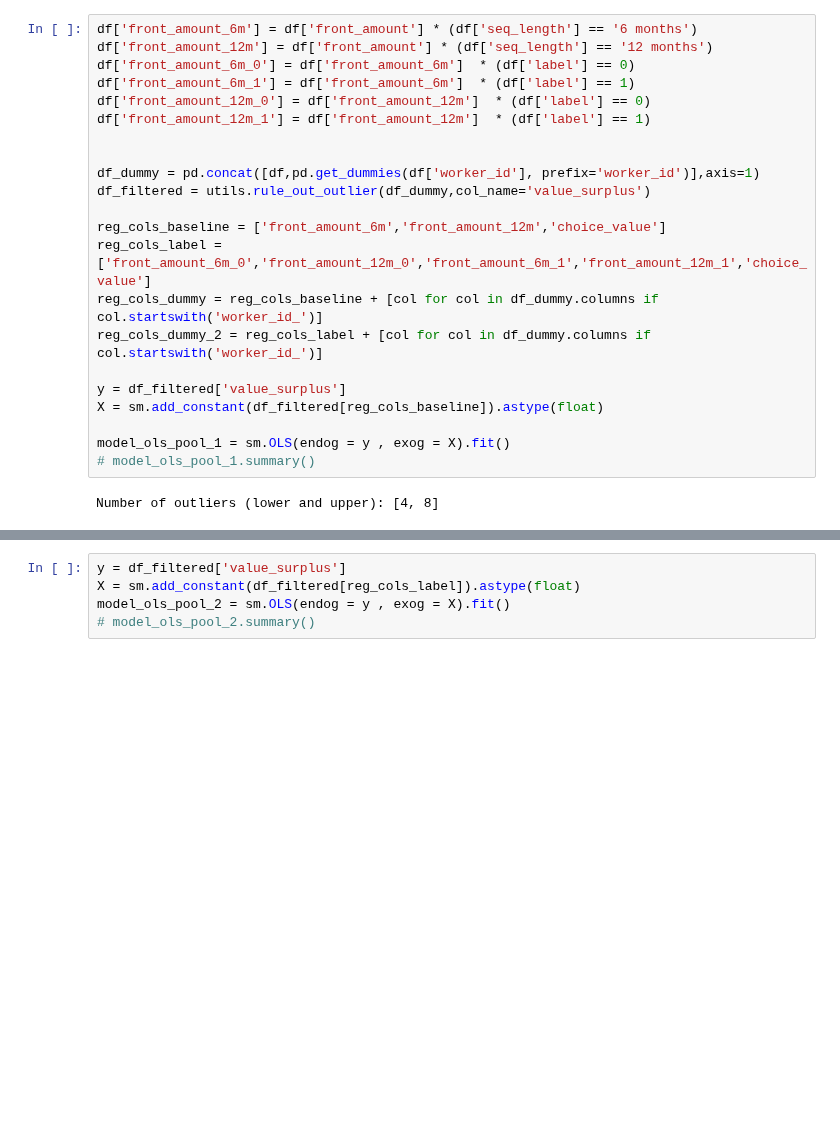
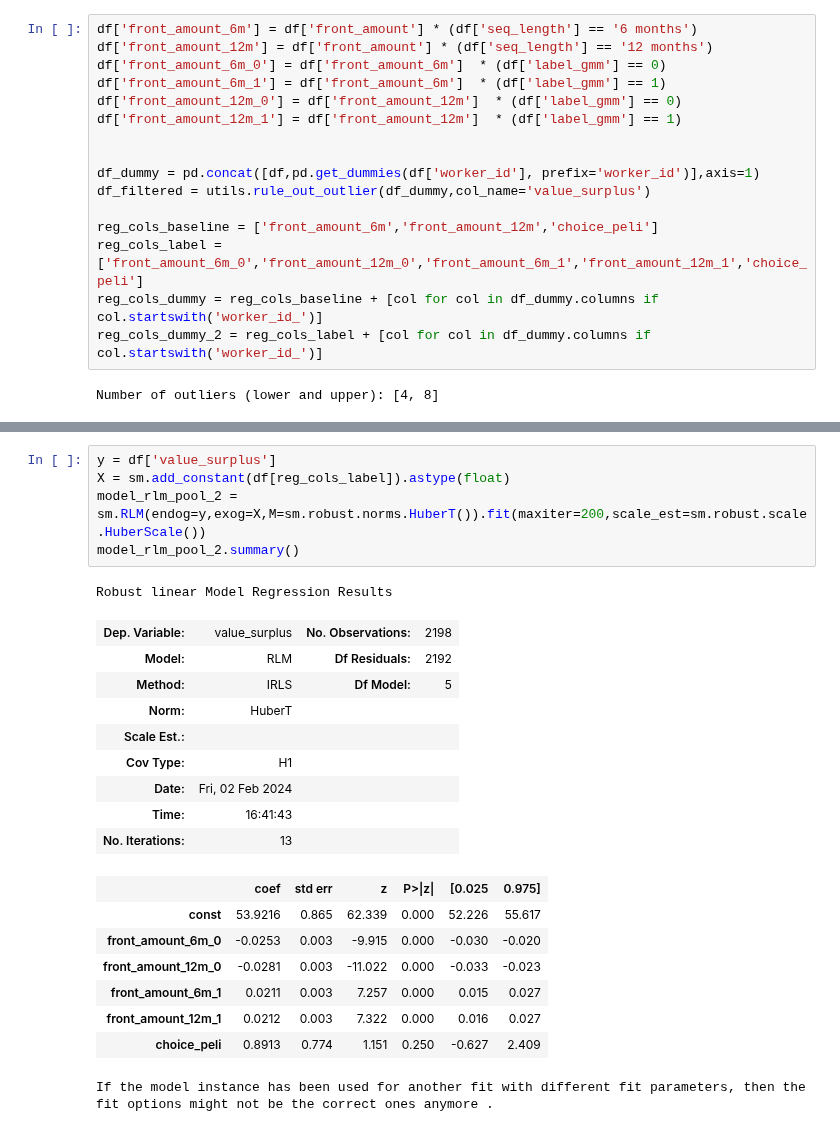
Before and after one commit to zarkwang/attention_discount_project, a Jupyter notebook: experiment_2/analysis.ipynb, the cells around one changed output, grey strips where cells are left out. Saved outputs shown, nothing was run; the diff lists cells and outputs as text; blank space fills up the shorter version.

```diff
--- a/experiment_2/analysis.ipynb
+++ b/experiment_2/analysis.ipynb
@@ -171,24 +156,18 @@ SignificanceResult(statistic=-0.016437572770570754, pvalue=0.5328273275241426)
 # %%
 df['front_amount_6m'] = df['front_amount'] * (df['seq_length'] == '6 months')
 df['front_amount_12m'] = df['front_amount'] * (df['seq_length'] == '12 months')
-df['front_amount_6m_0'] = df['front_amount_6m']  * (df['label'] == 0)
-df['front_amount_6m_1'] = df['front_amount_6m']  * (df['label'] == 1)
-df['front_amount_12m_0'] = df['front_amount_12m']  * (df['label'] == 0)
-df['front_amount_12m_1'] = df['front_amount_12m']  * (df['label'] == 1)
+df['front_amount_6m_0'] = df['front_amount_6m']  * (df['label_gmm'] == 0)
+df['front_amount_6m_1'] = df['front_amount_6m']  * (df['label_gmm'] == 1)
+df['front_amount_12m_0'] = df['front_amount_12m']  * (df['label_gmm'] == 0)
+df['front_amount_12m_1'] = df['front_amount_12m']  * (df['label_gmm'] == 1)
 
 
 df_dummy = pd.concat([df,pd.get_dummies(df['worker_id'], prefix='worker_id')],axis=1)
 df_filtered = utils.rule_out_outlier(df_dummy,col_name='value_surplus')
 
-reg_cols_baseline = ['front_amount_6m','front_amount_12m','choice_value']
-reg_cols_label = ['front_amount_6m_0','front_amount_12m_0','front_amount_6m_1','front_amount_12m_1','choice_value']
+reg_cols_baseline = ['front_amount_6m','front_amount_12m','choice_peli']
+reg_cols_label = ['front_amount_6m_0','front_amount_12m_0','front_amount_6m_1','front_amount_12m_1','choice_peli']
 reg_cols_dummy = reg_cols_baseline + [col for col in df_dummy.columns if col.startswith('worker_id_')]
 reg_cols_dummy_2 = reg_cols_label + [col for col in df_dummy.columns if col.startswith('worker_id_')]
-
-y = df_filtered['value_surplus']
-X = sm.add_constant(df_filtered[reg_cols_baseline]).astype(float)
-
-model_ols_pool_1 = sm.OLS(endog = y , exog = X).fit()
-# model_ols_pool_1.summary()
 # %% [output]
 Number of outliers (lower and upper): [4, 8]
@@ -195,6 +196,25 @@ Number of outliers (lower and upper): [4, 8]
 # %%
-y = df_filtered['value_surplus']
-X = sm.add_constant(df_filtered[reg_cols_label]).astype(float)
-model_ols_pool_2 = sm.OLS(endog = y , exog = X).fit()
-# model_ols_pool_2.summary()
+y = df['value_surplus']
+X = sm.add_constant(df[reg_cols_label]).astype(float)
+model_rlm_pool_2 = sm.RLM(endog=y,exog=X,M=sm.robust.norms.HuberT()).fit(maxiter=200,scale_est=sm.robust.scale.HuberScale())
+model_rlm_pool_2.summary()
+# %% [output]
+Robust linear Model Regression Results
+| Dep. Variable: | value_surplus | No. Observations: | 2198 |
+| Model: | RLM | Df Residuals: | 2192 |
+| Method: | IRLS | Df Model: | 5 |
+| Norm: | HuberT |  |  |
+| Scale Est.: |  |  |  |
+| Cov Type: | H1 |  |  |
+| Date: | Fri, 02 Feb 2024 |  |  |
+| Time: | 16:41:43 |  |  |
+| No. Iterations: | 13 |  |  |
+|  | coef | std err | z | P>|z| | [0.025 | 0.975] |
+| const | 53.9216 | 0.865 | 62.339 | 0.000 | 52.226 | 55.617 |
+| front_amount_6m_0 | -0.0253 | 0.003 | -9.915 | 0.000 | -0.030 | -0.020 |
+| front_amount_12m_0 | -0.0281 | 0.003 | -11.022 | 0.000 | -0.033 | -0.023 |
+| front_amount_6m_1 | 0.0211 | 0.003 | 7.257 | 0.000 | 0.015 | 0.027 |
+| front_amount_12m_1 | 0.0212 | 0.003 | 7.322 | 0.000 | 0.016 | 0.027 |
+| choice_peli | 0.8913 | 0.774 | 1.151 | 0.250 | -0.627 | 2.409 |
+If the model instance has been used for another fit with different fit parameters, then the fit options might not be the correct ones anymore .
 # %%
```
Also changed, not shown: parts of 22 cells of this notebook, 17 other files.
